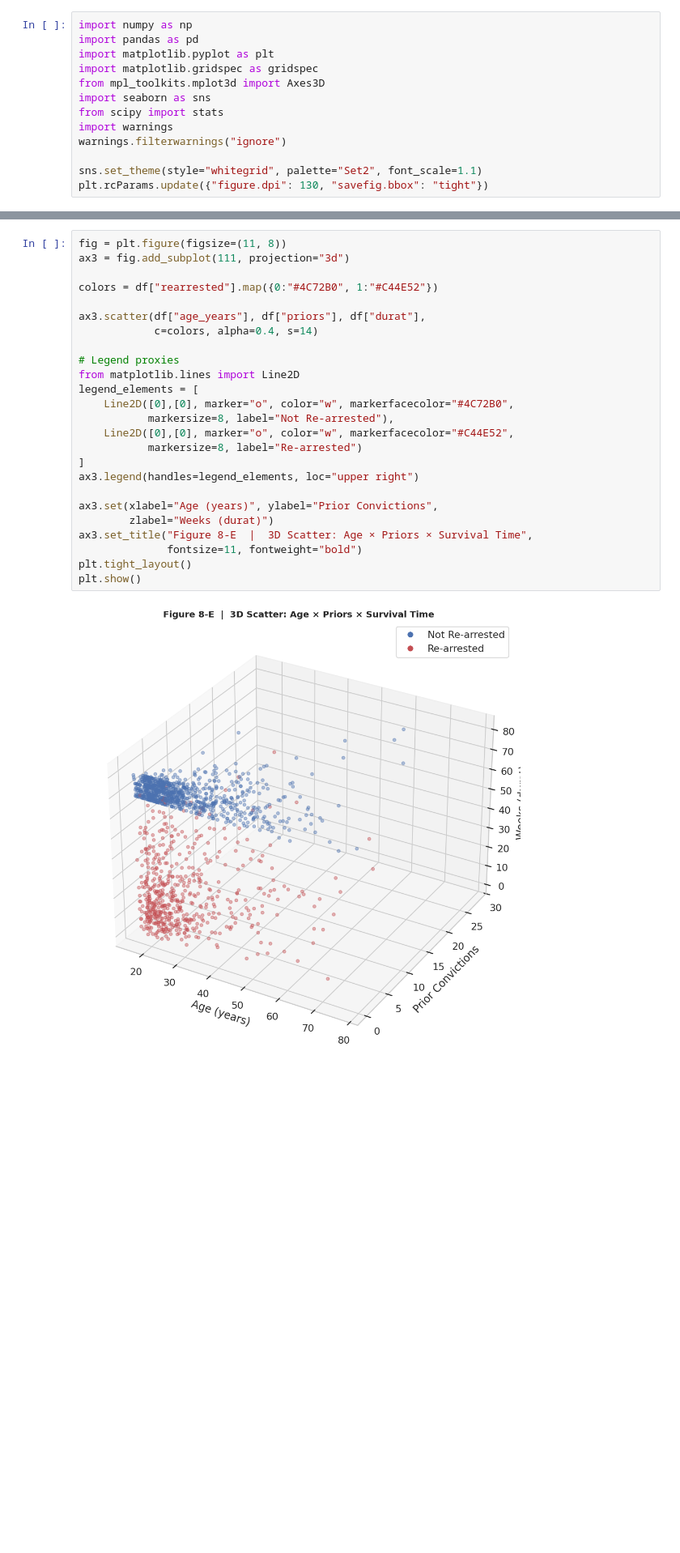
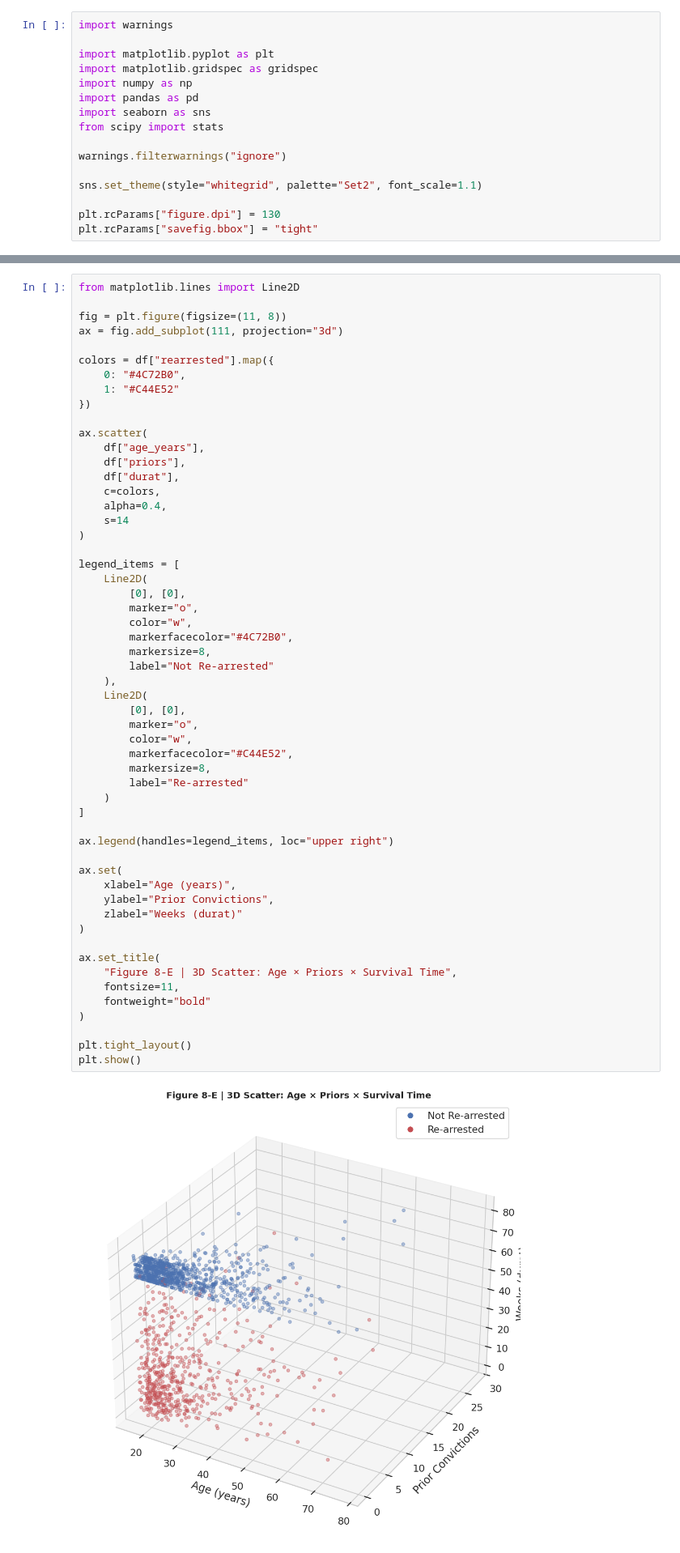
Before and after one commit to nethra0906/NethraKrishnan, a Jupyter notebook: EDA_Course_Project.ipynb, the cells around one changed output, grey strips where cells are left out. Shown at 81% size. Drawn from its saved outputs; the diff is of its cells as text; blank space fills up the shorter version.

```diff
--- a/EDA_Course_Project.ipynb
+++ b/EDA_Course_Project.ipynb
@@ -3,18 +3,21 @@
 # %% [markdown]
 **Install & load packages**
 # %%
+import warnings
+
+import matplotlib.pyplot as plt
+import matplotlib.gridspec as gridspec
 import numpy as np
 import pandas as pd
-import matplotlib.pyplot as plt
-import matplotlib.gridspec as gridspec
-from mpl_toolkits.mplot3d import Axes3D
 import seaborn as sns
 from scipy import stats
-import warnings
+
 warnings.filterwarnings("ignore")
 
 sns.set_theme(style="whitegrid", palette="Set2", font_scale=1.1)
-plt.rcParams.update({"figure.dpi": 130, "savefig.bbox": "tight"})
+
+plt.rcParams["figure.dpi"] = 130
+plt.rcParams["savefig.bbox"] = "tight"
 # %% [markdown]
 **Upload & Load Dataset**
 # %%
@@ -521,29 +825,59 @@ plt.show()
 # %% [markdown]
 **Multivariate · 3D Scatter**
 # %%
+from matplotlib.lines import Line2D
+
 fig = plt.figure(figsize=(11, 8))
-ax3 = fig.add_subplot(111, projection="3d")
+ax = fig.add_subplot(111, projection="3d")
 
-colors = df["rearrested"].map({0:"#4C72B0", 1:"#C44E52"})
+colors = df["rearrested"].map({
+    0: "#4C72B0",
+    1: "#C44E52"
+})
 
-ax3.scatter(df["age_years"], df["priors"], df["durat"],
-            c=colors, alpha=0.4, s=14)
+ax.scatter(
+    df["age_years"],
+    df["priors"],
+    df["durat"],
+    c=colors,
+    alpha=0.4,
+    s=14
+)
 
-# Legend proxies
-from matplotlib.lines import Line2D
-legend_elements = [
-    Line2D([0],[0], marker="o", color="w", markerfacecolor="#4C72B0",
-           markersize=8, label="Not Re-arrested"),
-    Line2D([0],[0], marker="o", color="w", markerfacecolor="#C44E52",
-           markersize=8, label="Re-arrested")
+legend_items = [
+    Line2D(
+        [0], [0],
+        marker="o",
+        color="w",
+        markerfacecolor="#4C72B0",
+        markersize=8,
+        label="Not Re-arrested"
+    ),
+    Line2D(
+        [0], [0],
+        marker="o",
+        color="w",
+        markerfacecolor="#C44E52",
+        markersize=8,
+        label="Re-arrested"
+    )
 ]
-ax3.legend(handles=legend_elements, loc="upper right")
 
-ax3.set(xlabel="Age (years)", ylabel="Prior Convictions",
-        zlabel="Weeks (durat)")
-ax3.set_title("Figure 8-E  |  3D Scatter: Age × Priors × Survival Time",
-              fontsize=11, fontweight="bold")
+ax.legend(handles=legend_items, loc="upper right")
+
+ax.set(
+    xlabel="Age (years)",
+    ylabel="Prior Convictions",
+    zlabel="Weeks (durat)"
+)
+
+ax.set_title(
+    "Figure 8-E | 3D Scatter: Age × Priors × Survival Time",
+    fontsize=11,
+    fontweight="bold"
+)
+
 plt.tight_layout()
 plt.show()
 # %% [output]
-[figure, old version]
+[figure, new version]
```
Also changed, not shown: parts of 18 cells of this notebook.
